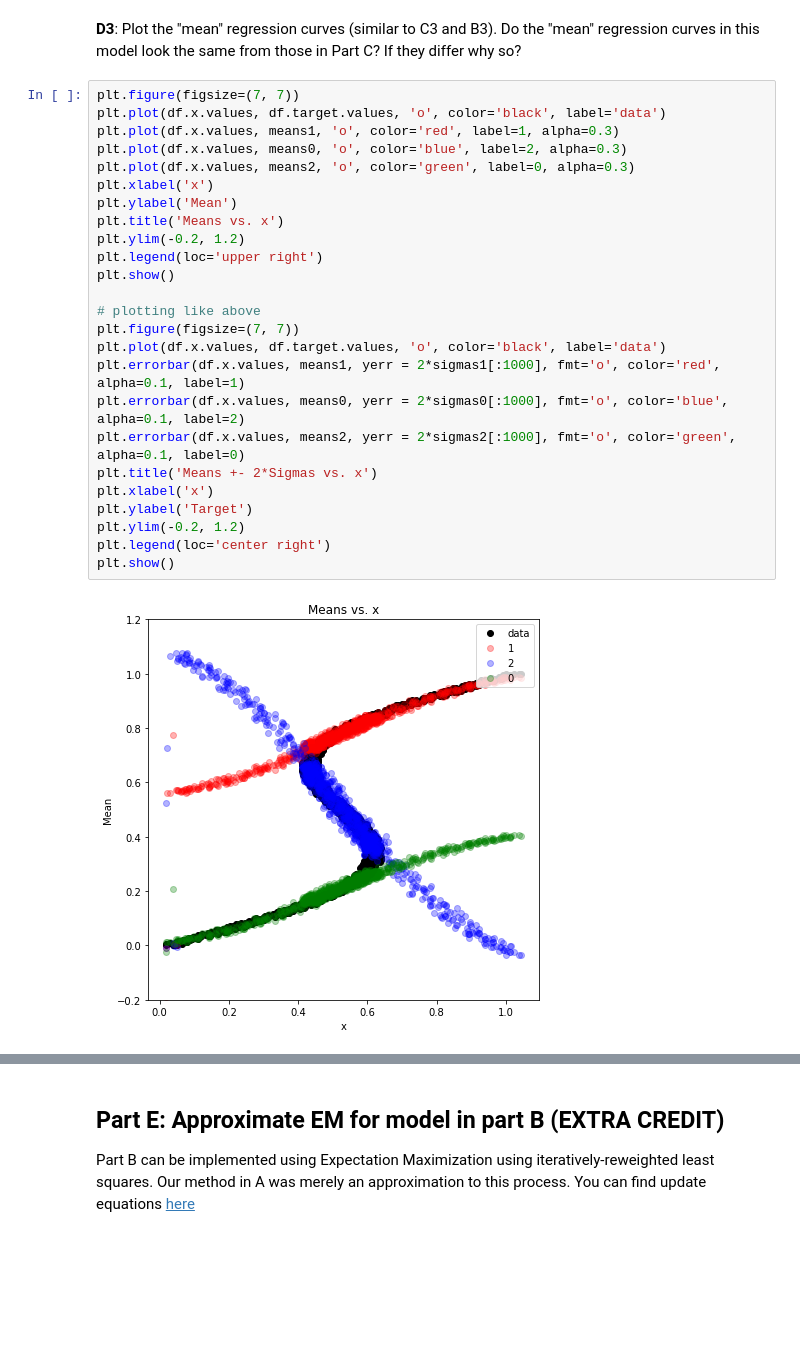
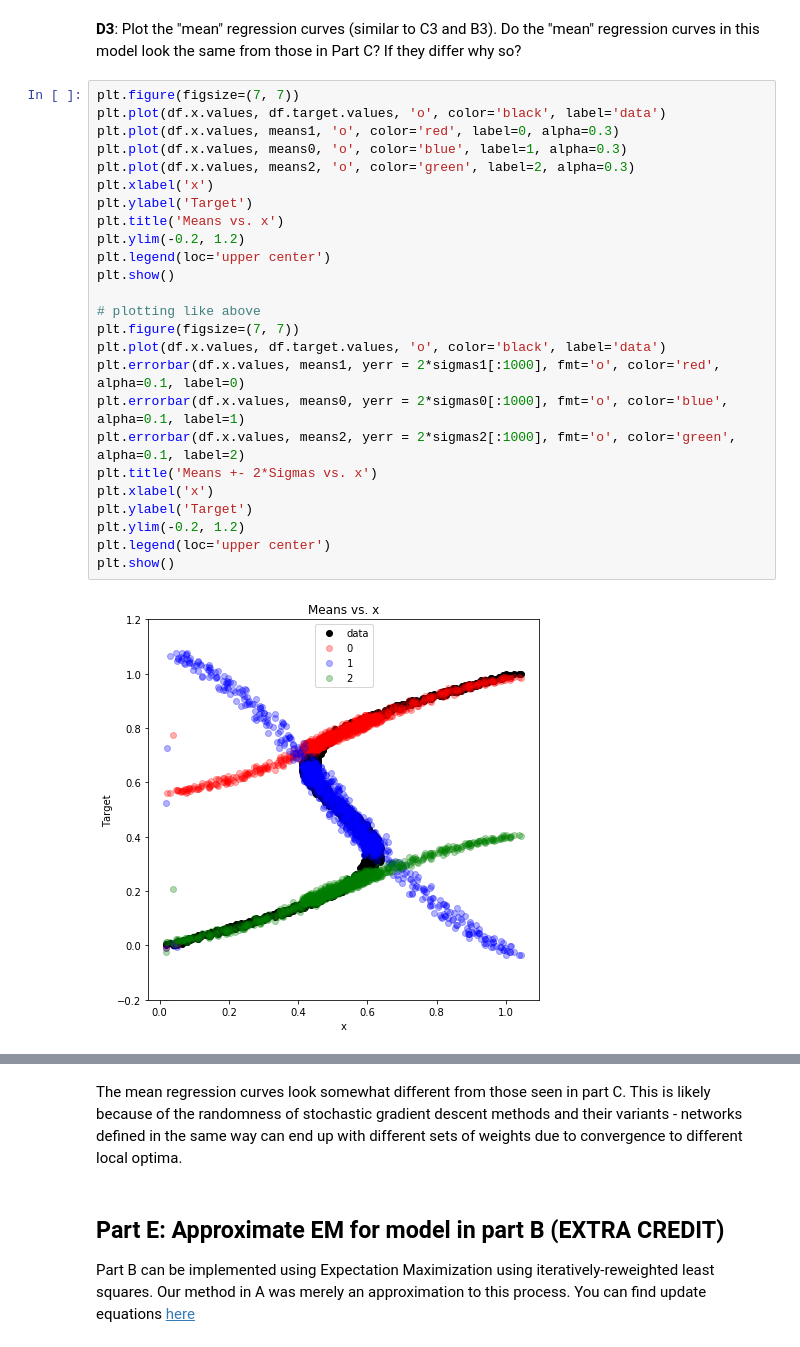
Before and after one commit to chase130101/2018spring, a Jupyter notebook: final/AM207_Final_2018.ipynb, the cells around one changed output, grey strips where cells are left out. Saved outputs shown, nothing was run; the diff lists cells and outputs as text; blank space fills up the shorter version.

```diff
--- a/final/AM207_Final_2018.ipynb
+++ b/final/AM207_Final_2018.ipynb
@@ -996,27 +998,27 @@ plt.show()
 # %%
 plt.figure(figsize=(7, 7))
 plt.plot(df.x.values, df.target.values, 'o', color='black', label='data')
-plt.plot(df.x.values, means1, 'o', color='red', label=1, alpha=0.3)
-plt.plot(df.x.values, means0, 'o', color='blue', label=2, alpha=0.3)
-plt.plot(df.x.values, means2, 'o', color='green', label=0, alpha=0.3)
+plt.plot(df.x.values, means1, 'o', color='red', label=0, alpha=0.3)
+plt.plot(df.x.values, means0, 'o', color='blue', label=1, alpha=0.3)
+plt.plot(df.x.values, means2, 'o', color='green', label=2, alpha=0.3)
 plt.xlabel('x')
-plt.ylabel('Mean')
+plt.ylabel('Target')
 plt.title('Means vs. x')
 plt.ylim(-0.2, 1.2)
-plt.legend(loc='upper right')
+plt.legend(loc='upper center')
 plt.show()
 
 # plotting like above
 plt.figure(figsize=(7, 7))
 plt.plot(df.x.values, df.target.values, 'o', color='black', label='data')
-plt.errorbar(df.x.values, means1, yerr = 2*sigmas1[:1000], fmt='o', color='red', alpha=0.1, label=1)
-plt.errorbar(df.x.values, means0, yerr = 2*sigmas0[:1000], fmt='o', color='blue', alpha=0.1, label=2)
-plt.errorbar(df.x.values, means2, yerr = 2*sigmas2[:1000], fmt='o', color='green', alpha=0.1, label=0)
+plt.errorbar(df.x.values, means1, yerr = 2*sigmas1[:1000], fmt='o', color='red', alpha=0.1, label=0)
+plt.errorbar(df.x.values, means0, yerr = 2*sigmas0[:1000], fmt='o', color='blue', alpha=0.1, label=1)
+plt.errorbar(df.x.values, means2, yerr = 2*sigmas2[:1000], fmt='o', color='green', alpha=0.1, label=2)
 plt.title('Means +- 2*Sigmas vs. x')
 plt.xlabel('x')
 plt.ylabel('Target')
 plt.ylim(-0.2, 1.2)
-plt.legend(loc='center right')
+plt.legend(loc='upper center')
 plt.show()
 # %% [output]
-[figure, old version]
+[figure, new version]
@@ -1024,3 +1026,5 @@ plt.show()
+# %% [markdown]
+The mean regression curves look somewhat different from those seen in part C. This is likely because of the randomness of stochastic gradient descent methods and their variants - networks defined in the same way can end up with different sets of weights due to convergence to different local optima.
 # %% [markdown]
 ## Part E: Approximate EM for model in part B (EXTRA CREDIT)
 
```
Also changed, not shown: parts of 5 cells of this notebook.
